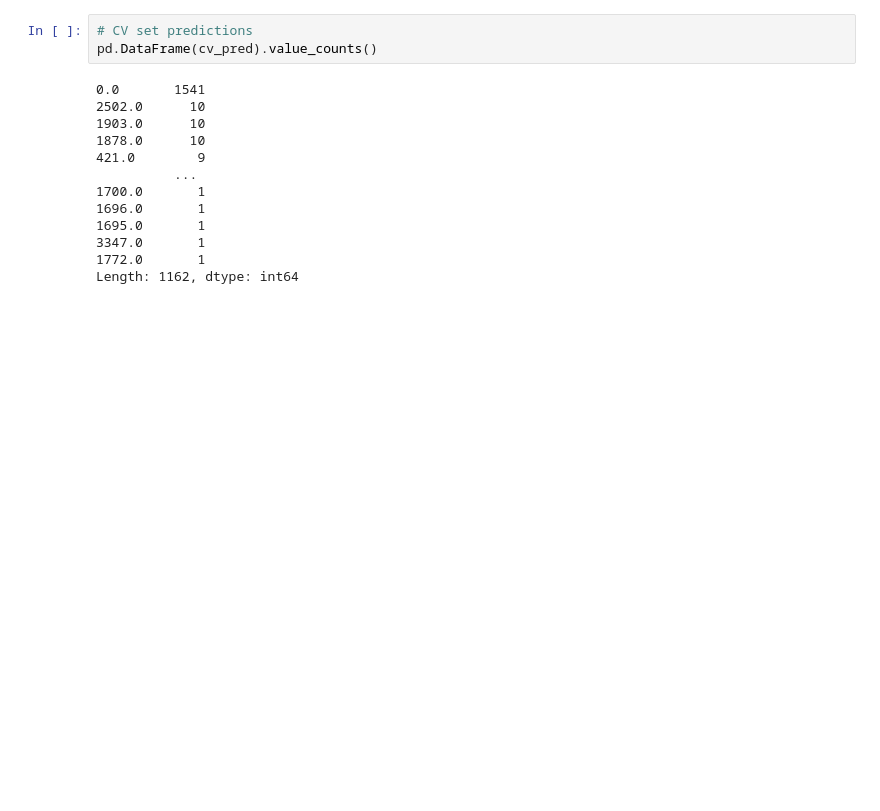
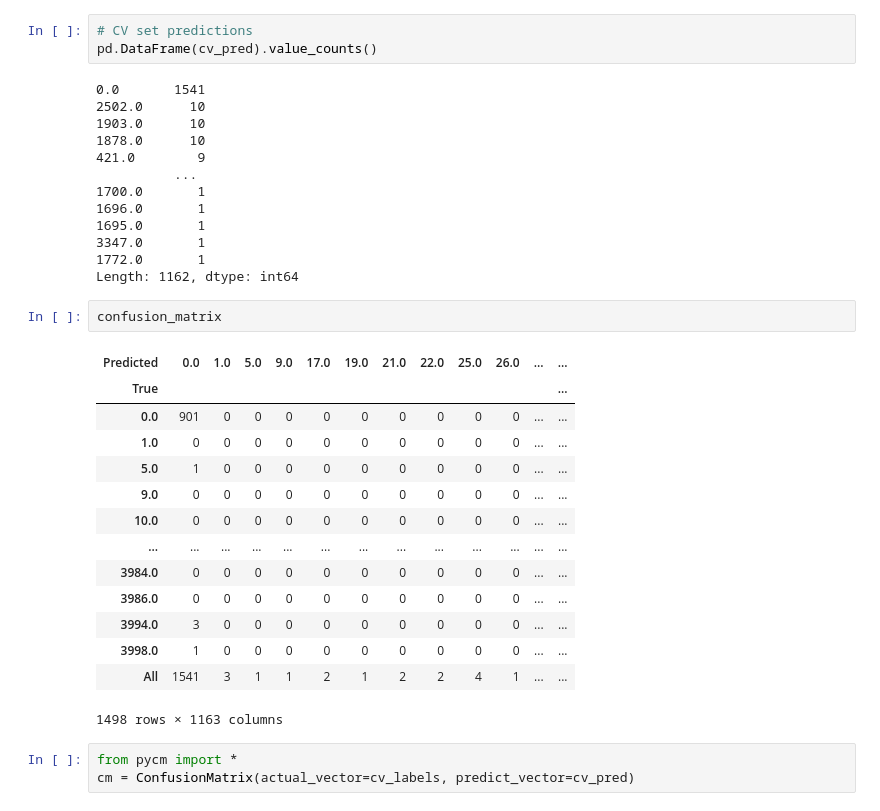
Before and after one commit to merklefruit/hpc2020-graphML, a Jupyter notebook: notebooks/Pipeline Idea for classification, attempt 2.ipynb, the cells around one changed output. Cells and saved outputs as stored; diff of their text form; blank space fills up the shorter version.

```diff
--- a/notebooks/Pipeline Idea for classification, attempt 2.ipynb
+++ b/notebooks/Pipeline Idea for classification, attempt 2.ipynb
@@ -479,3 +569,23 @@ pd.DataFrame(cv_pred).value_counts()
 3347.0       1
 1772.0       1
 Length: 1162, dtype: int64
+# %%
+confusion_matrix
+# %% [output]
+| Predicted | 0.0 | 1.0 | 5.0 | 9.0 | 17.0 | 19.0 | 21.0 | 22.0 | 25.0 | 26.0 | ... | ... |
+| True |  |  |  |  |  |  |  |  |  |  |  | ... |
+| 0.0 | 901 | 0 | 0 | 0 | 0 | 0 | 0 | 0 | 0 | 0 | ... | ... |
+| 1.0 | 0 | 0 | 0 | 0 | 0 | 0 | 0 | 0 | 0 | 0 | ... | ... |
+| 5.0 | 1 | 0 | 0 | 0 | 0 | 0 | 0 | 0 | 0 | 0 | ... | ... |
+| 9.0 | 0 | 0 | 0 | 0 | 0 | 0 | 0 | 0 | 0 | 0 | ... | ... |
+| 10.0 | 0 | 0 | 0 | 0 | 0 | 0 | 0 | 0 | 0 | 0 | ... | ... |
+| ... | ... | ... | ... | ... | ... | ... | ... | ... | ... | ... | ... | ... |
+| 3984.0 | 0 | 0 | 0 | 0 | 0 | 0 | 0 | 0 | 0 | 0 | ... | ... |
+| 3986.0 | 0 | 0 | 0 | 0 | 0 | 0 | 0 | 0 | 0 | 0 | ... | ... |
+| 3994.0 | 3 | 0 | 0 | 0 | 0 | 0 | 0 | 0 | 0 | 0 | ... | ... |
+| 3998.0 | 1 | 0 | 0 | 0 | 0 | 0 | 0 | 0 | 0 | 0 | ... | ... |
+| All | 1541 | 3 | 1 | 1 | 2 | 1 | 2 | 2 | 4 | 1 | ... | ... |
+1498 rows × 1163 columns
+# %%
+from pycm import *
+cm = ConfusionMatrix(actual_vector=cv_labels, predict_vector=cv_pred)
```
Also changed, not shown: parts of 14 cells of this notebook.
